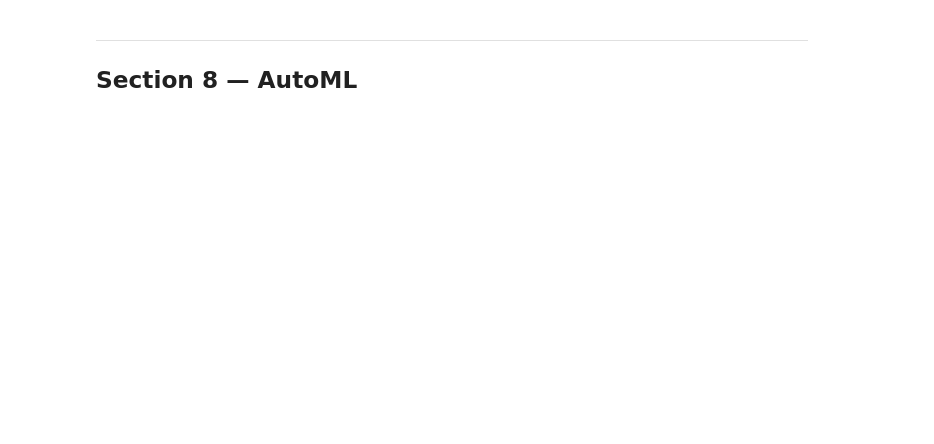
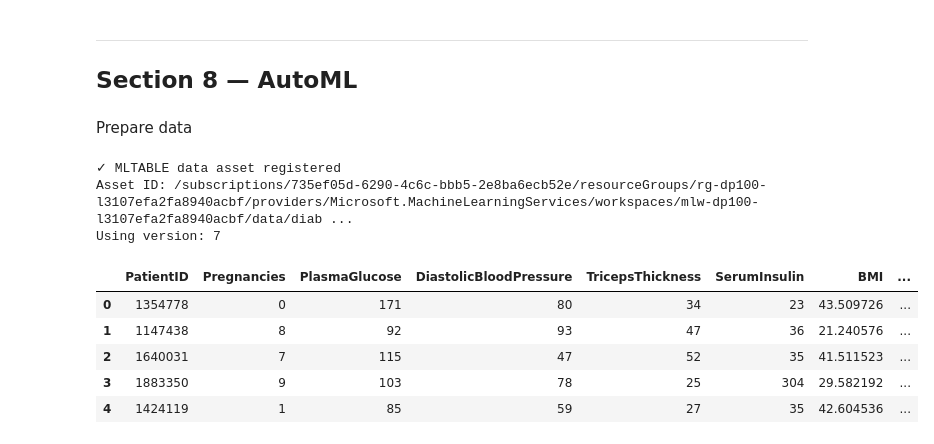
Before and after one commit to alexander-industrial-ds/azure-ml-practice, a Jupyter notebook: Notebooks/GeneralNotebook.ipynb, the cells around one changed output. Drawn from its saved outputs; the diff is of its cells as text; code cells hidden in the pictures; blank space fills up the shorter version.

```diff
--- a/Notebooks/GeneralNotebook.ipynb
+++ b/Notebooks/GeneralNotebook.ipynb
@@ -399,3 +439,40 @@ with mlflow.start_run():
 # %% [markdown]
 ---
 ## Section 8 — AutoML
+# %% [markdown]
+Prepare data
+# %%
+from azure.ai.ml.entities import Data
+from azure.ai.ml.constants import AssetTypes
+import mltable
+
+my_data = Data(
+    path="/home/azureuser/cloudfiles/code/Users/Castle2696/azure-ml-labs/data",
+    type=AssetTypes.MLTABLE,
+    description="MLTable pointing to diabetes data folder",
+    name="diabetes-table"
+)
+ml_client.data.create_or_update(my_data)
+print("✓ MLTABLE data asset registered")
+
+latest = max(
+    ml_client.data.list(name="diabetes-table"),
+    key=lambda x: int(x.version)
+)
+data_asset = ml_client.data.get(name="diabetes-table", version=latest.version)
+print(f"Asset ID: {data_asset.id}")
+print(f"Using version: {latest.version}")
+#tbl = mltable.load(f"azureml:/{latest.id}")
+tbl = mltable.load(data_asset.path)
+df = tbl.to_pandas_dataframe()
+df.head(5)
+# %% [output]
+✓ MLTABLE data asset registered
+Asset ID: /subscriptions/735ef05d-6290-4c6c-bbb5-2e8ba6ecb52e/resourceGroups/rg-dp100-l3107efa2fa8940acbf/providers/Microsoft.MachineLearningServices/workspaces/mlw-dp100-l3107efa2fa8940acbf/data/diab ...
+Using version: 7
+|  | PatientID | Pregnancies | PlasmaGlucose | DiastolicBloodPressure | TricepsThickness | SerumInsulin | BMI | ... |
+| 0 | 1354778 | 0 | 171 | 80 | 34 | 23 | 43.509726 | ... |
+| 1 | 1147438 | 8 | 92 | 93 | 47 | 36 | 21.240576 | ... |
+| 2 | 1640031 | 7 | 115 | 47 | 52 | 35 | 41.511523 | ... |
+| 3 | 1883350 | 9 | 103 | 78 | 25 | 304 | 29.582192 | ... |
+| 4 | 1424119 | 1 | 85 | 59 | 27 | 35 | 42.604536 | ... |
```
Also changed, not shown: parts of 26 cells of this notebook, 4 other files.
